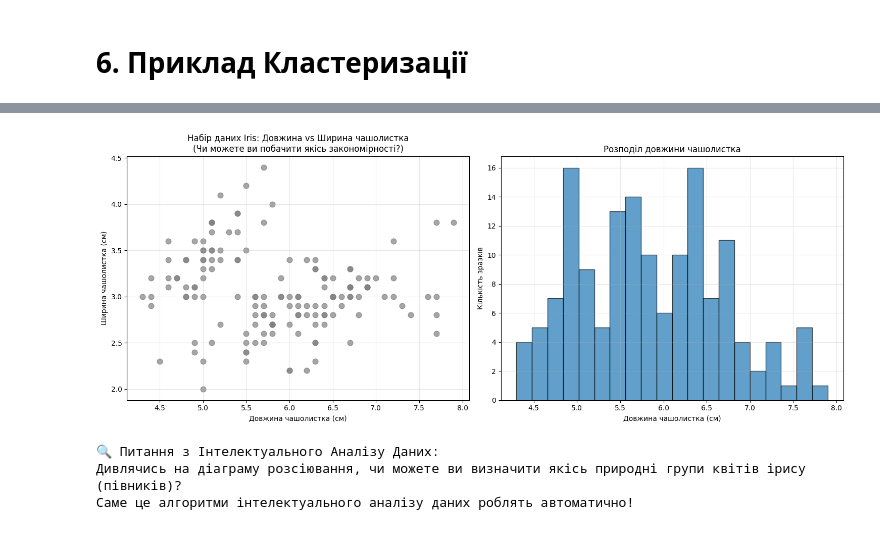
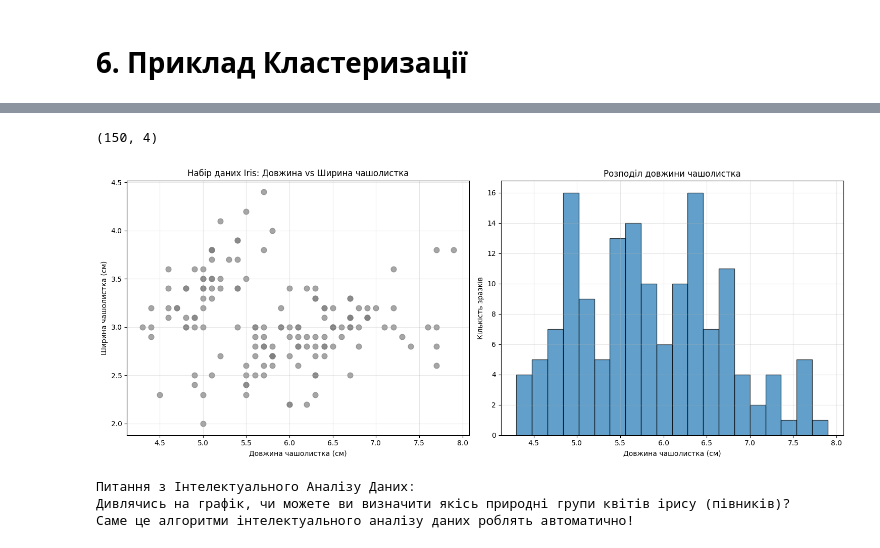
Before and after one commit to Neronuser/data-mining-course, a Jupyter notebook: 1.0-Introduction_to_Data_Mining.ipynb, the cells around one changed output, grey strips where cells are left out. Cells and saved outputs as stored; diff of their text form; code cells hidden in the pictures.

```diff
--- a/1.0-Introduction_to_Data_Mining.ipynb
+++ b/1.0-Introduction_to_Data_Mining.ipynb
@@ -261,5 +258,4 @@ feature_names = iris.feature_names
 target_names = iris.target_names
 
 df = pd.DataFrame(X, columns=feature_names)
-df['Species'] = [target_names[i] for i in y]
-df['Species_Code'] = y
+df.head()
@@ -266,29 +269,33 @@ df['Species_Code'] = y
+# %%
+df.shape
+# %% [output]
+(150, 4)
 # %%
 fig, axes = plt.subplots(1, 2, figsize=(15, 6))
 
 axes[0].scatter(df['sepal length (cm)'], df['sepal width (cm)'],
                 alpha=0.7, s=60, color='gray')
 axes[0].set_xlabel('Довжина чашолистка (см)')
 axes[0].set_ylabel('Ширина чашолистка (см)')
-axes[0].set_title('Набір даних Iris: Довжина vs Ширина чашолистка\n(Чи можете ви побачити якісь закономірності?)')
+axes[0].set_title('Набір даних Iris: Довжина vs Ширина чашолистка')
 axes[0].grid(True, alpha=0.3)
 
 axes[1].hist(df['sepal length (cm)'], bins=20, alpha=0.7, edgecolor='black')
 axes[1].set_xlabel('Довжина чашолистка (см)')
 axes[1].set_ylabel('Кількість зразків')
 axes[1].set_title('Розподіл довжини чашолистка')
 axes[1].grid(True, alpha=0.3)
 
 plt.tight_layout()
 plt.show()
 
-print("🔍 Питання з Інтелектуального Аналізу Даних:")
-print("Дивлячись на діаграму розсіювання, чи можете ви визначити якісь природні групи квітів ірису (півників)?")
+print("Питання з Інтелектуального Аналізу Даних:")
+print("Дивлячись на графік, чи можете ви визначити якісь природні групи квітів ірису (півників)?")
 print("Саме це алгоритми інтелектуального аналізу даних роблять автоматично!")
 # %% [output]
-[figure, old version]
+[figure, new version]
-🔍 Питання з Інтелектуального Аналізу Даних:
-Дивлячись на діаграму розсіювання, чи можете ви визначити якісь природні групи квітів ірису (півників)?
+Питання з Інтелектуального Аналізу Даних:
+Дивлячись на графік, чи можете ви визначити якісь природні групи квітів ірису (півників)?
 Саме це алгоритми інтелектуального аналізу даних роблять автоматично!
 # %%
 X = df[['sepal length (cm)', 'sepal width (cm)', 'petal length (cm)', 'petal width (cm)']].values
```
Also changed, not shown: parts of 10 cells of this notebook.
